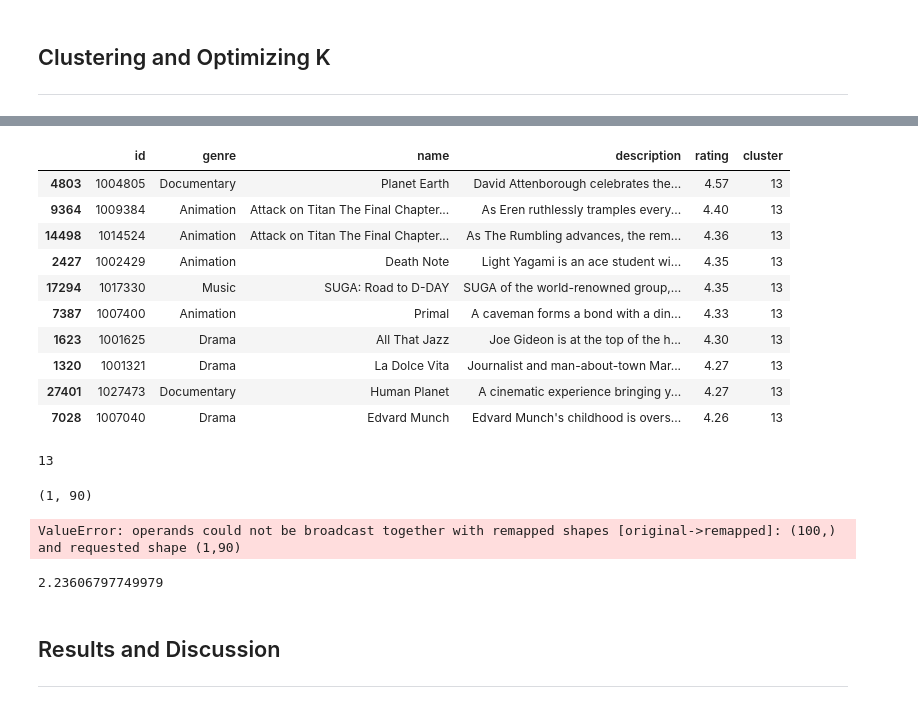
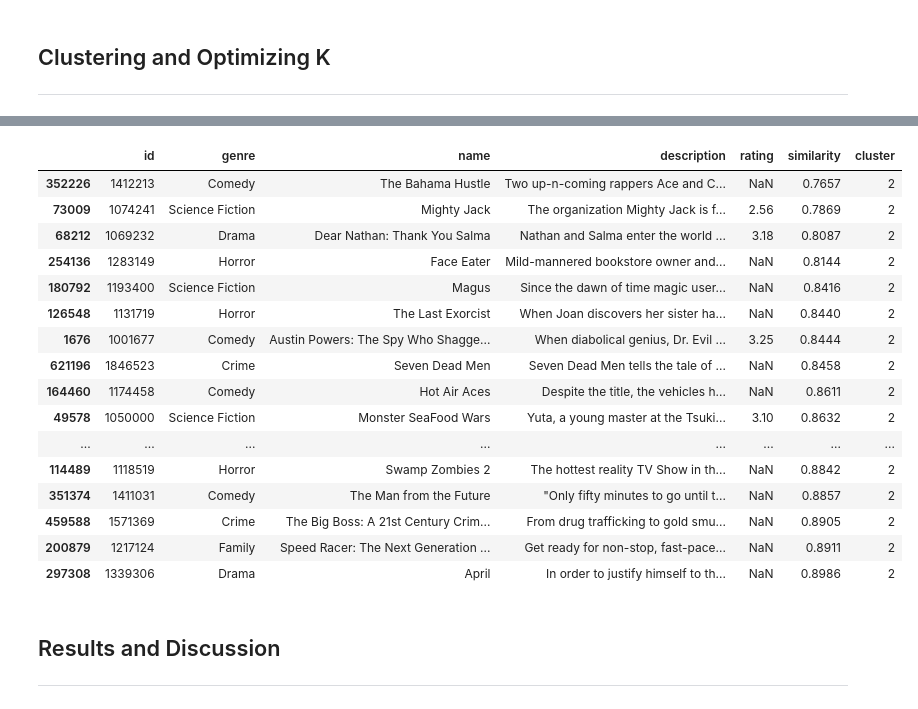
Before and after one commit to CS-180-Group-4/Movie-Recommendation-System, a Jupyter notebook: project_notebook.ipynb, the cells around one changed output, grey strips where cells are left out. Saved outputs shown, nothing was run; the diff lists cells and outputs as text; code cells hidden in the pictures.

```diff
--- a/project_notebook.ipynb
+++ b/project_notebook.ipynb
@@ -268,7 +222,6 @@ X_lsa.shape
 # %%
 clusterer = DataClusterer(X_lsa, N_CLUSTERS, MAX_ITER, N_INIT)
 # %%
-optimal_k = 15
-centers, y_kmeans, inertia = clusterer.computeKMeans(optimal_k)
-clusterer.getClusters(optimal_k, centers, features, lsa)
+centers, y_kmeans, inertia = clusterer.computeKMeans(OPTIMAL_K)
+clusterer.getClusters(OPTIMAL_K, centers, features, lsa)
 # %% [output]
@@ -290,21 +243,32 @@ Cluster 14: story tells love based true film life people young years set journey
-# %%
-X_train_clustered = X_train.assign(cluster=y_kmeans)
-X_train_clustered.loc[X_train_clustered['cluster'] == X_train_clustered.loc[0]['cluster']].sort_values('rating', ascending=False).head(10)
-# %% [output]
-|  | id | genre | name | description | rating | cluster |
-| 4803 | 1004805 | Documentary | Planet Earth | David Attenborough celebrates the... | 4.57 | 13 |
-| 9364 | 1009384 | Animation | Attack on Titan The Final Chapter... | As Eren ruthlessly tramples every... | 4.40 | 13 |
-| 14498 | 1014524 | Animation | Attack on Titan The Final Chapter... | As The Rumbling advances, the rem... | 4.36 | 13 |
-| 2427 | 1002429 | Animation | Death Note | Light Yagami is an ace student wi... | 4.35 | 13 |
-| 17294 | 1017330 | Music | SUGA: Road to D-DAY | SUGA of the world-renowned group,... | 4.35 | 13 |
-| 7387 | 1007400 | Animation | Primal | A caveman forms a bond with a din... | 4.33 | 13 |
-| 1623 | 1001625 | Drama | All That Jazz | Joe Gideon is at the top of the h... | 4.30 | 13 |
-| 1320 | 1001321 | Drama | La Dolce Vita | Journalist and man-about-town Mar... | 4.27 | 13 |
-| 27401 | 1027473 | Documentary | Human Planet | A cinematic experience bringing y... | 4.27 | 13 |
-| 7028 | 1007040 | Drama | Edvard Munch | Edvard Munch's childhood is overs... | 4.26 | 13 |
-# %%
-X_train_clustered.loc[0]['cluster']
-# %% [output]
-13
+# %%
+distances = []
+
+for i in range(len(X_lsa)):
+    dist = np.linalg.norm(X_lsa[0] - X_lsa[i])
+    distances.append(round(dist, 4))
+
+X_clustered  = preprocessor.df_movies.assign(similarity=distances)
+X_clustered = X_clustered.assign(cluster=y_kmeans)
+recommendations = X_clustered.loc[X_clustered['cluster'] == X_clustered.loc[0]['cluster']].sort_values('similarity', ascending=True).head(20)
+# %%
+recommendations
+# %% [output]
+|  | id | genre | name | description | rating | similarity | cluster |
+| 352226 | 1412213 | Comedy | The Bahama Hustle | Two up-n-coming rappers Ace and C... | NaN | 0.7657 | 2 |
+| 73009 | 1074241 | Science Fiction | Mighty Jack | The organization Mighty Jack is f... | 2.56 | 0.7869 | 2 |
+| 68212 | 1069232 | Drama | Dear Nathan: Thank You Salma | Nathan and Salma enter the world ... | 3.18 | 0.8087 | 2 |
+| 254136 | 1283149 | Horror | Face Eater | Mild-mannered bookstore owner and... | NaN | 0.8144 | 2 |
+| 180792 | 1193400 | Science Fiction | Magus | Since the dawn of time magic user... | NaN | 0.8416 | 2 |
+| 126548 | 1131719 | Horror | The Last Exorcist | When Joan discovers her sister ha... | NaN | 0.8440 | 2 |
+| 1676 | 1001677 | Comedy | Austin Powers: The Spy Who Shagge... | When diabolical genius, Dr. Evil ... | 3.25 | 0.8444 | 2 |
+| 621196 | 1846523 | Crime | Seven Dead Men | Seven Dead Men tells the tale of ... | NaN | 0.8458 | 2 |
+| 164460 | 1174458 | Comedy | Hot Air Aces | Despite the title, the vehicles h... | NaN | 0.8611 | 2 |
+| 49578 | 1050000 | Science Fiction | Monster SeaFood Wars | Yuta, a young master at the Tsuki... | 3.10 | 0.8632 | 2 |
+| ... | ... | ... | ... | ... | ... | ... | ... |
+| 114489 | 1118519 | Horror | Swamp Zombies 2 | The hottest reality TV Show in th... | NaN | 0.8842 | 2 |
+| 351374 | 1411031 | Comedy | The Man from the Future | "Only fifty minutes to go until t... | NaN | 0.8857 | 2 |
+| 459588 | 1571369 | Crime | The Big Boss: A 21st Century Crim... | From drug trafficking to gold smu... | NaN | 0.8905 | 2 |
+| 200879 | 1217124 | Family | Speed Racer: The Next Generation ... | Get ready for non-stop, fast-pace... | NaN | 0.8911 | 2 |
+| 297308 | 1339306 | Drama | April | In order to justify himself to th... | NaN | 0.8986 | 2 |
 # %%
 # np.save('cluster_centers.npy', centers) # Centroids
@@ -320,20 +277,3 @@ np.save('vectorized_data.npy', X_lsa) # Data as 'points'
-# %%
-from input_processor import processInput, computeDistances
-
-text = "Dr. Kenzou Tenma, an elite neurosurgeon recently engaged to his hospital director's daughter, is well on his way to ascending the hospital hierarchy. That is until one night, a seemingly small event changes Dr. Tenma's life forever. While preparing to perform surgery on someone, he gets a call from the hospital director telling him to switch patients and instead perform life-saving brain surgery on a famous performer. His fellow doctors, fiancée, and the hospital director applaud his accomplishment; but because of the switch, a poor immigrant worker is dead, causing Dr. Tenma to have a crisis of conscience. So when a similar situation arises, Dr. Tenma stands his ground and chooses to perform surgery on the young boy Johan Liebert instead of the town's mayor. Unfortunately, this choice leads to serious ramifications for Dr. Tenma—losing his social standing being one of them. However, with the mysterious death of the director and two other doctors, Dr. Tenma's position is restored. With no evidence to convict him, he is released and goes on to attain the position of hospital director. Nine years later when Dr. Tenma saves the life of a criminal, his past comes back to haunt him—once again, he comes face to face with the monster he operated on. He must now embark on a quest of pursuit to make amends for the havoc spread by the one he saved."
-X_lsa, cluster = processInput(text)
-recommendations = computeDistances(X_lsa, cluster) # clustered_movies.loc[clustered_movies['cluster'] == cluster].sort_values('rating', ascending=False).head(10)
-
-X_lsa
-# %% [output]
-(1, 90)
-ValueError: operands could not be broadcast together with remapped shapes [original->remapped]: (100,)  and requested shape (1,90)
-# %%
-dist = np.linalg.norm(np.array([1]) - np.array([1, 2, 3]))
-
-print(dist)
-# %% [output]
-2.23606797749979
 # %% [markdown]
 ## Results and Discussion
 
```
Also changed, not shown: parts of 56 cells of this notebook, 3 other files.
